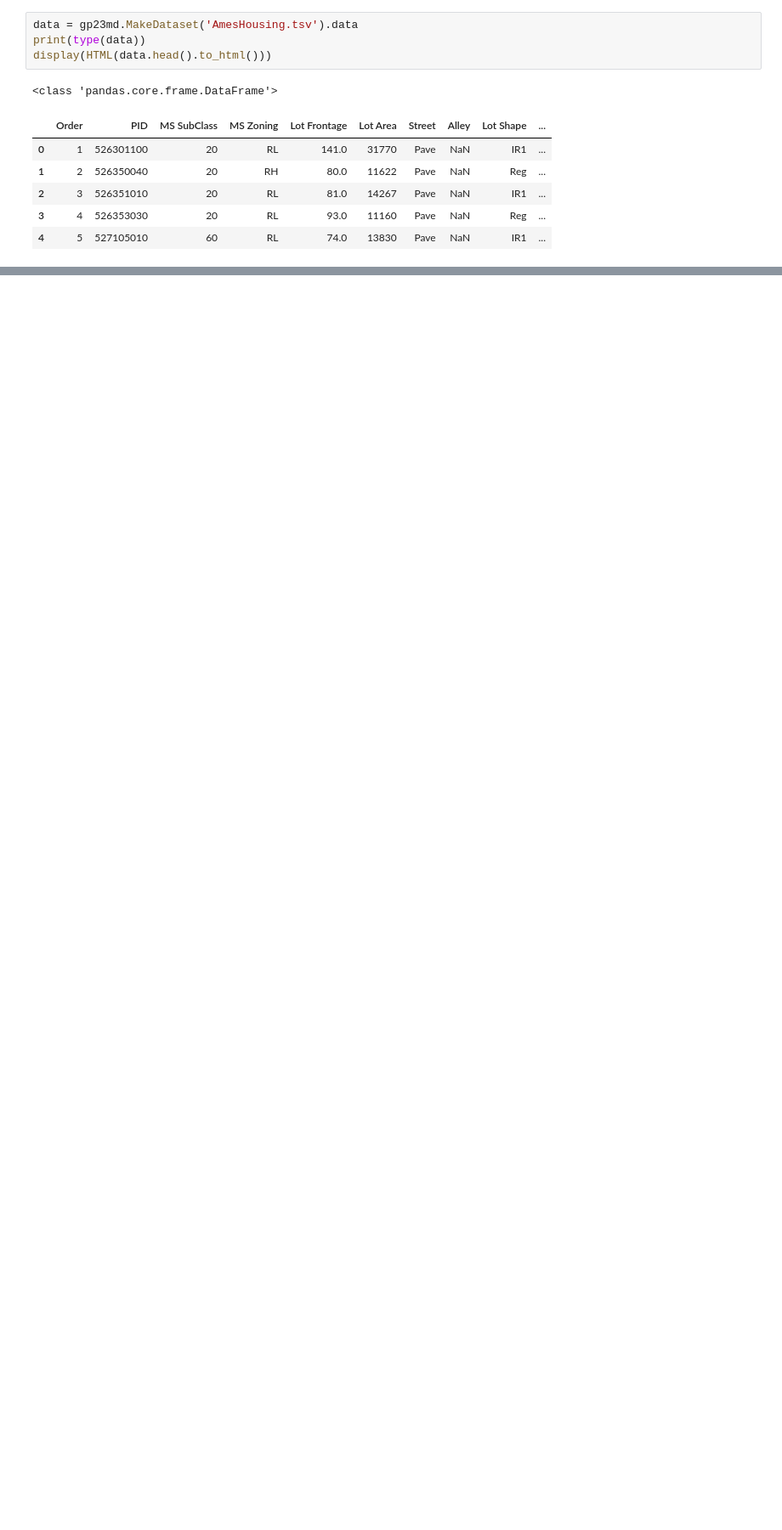
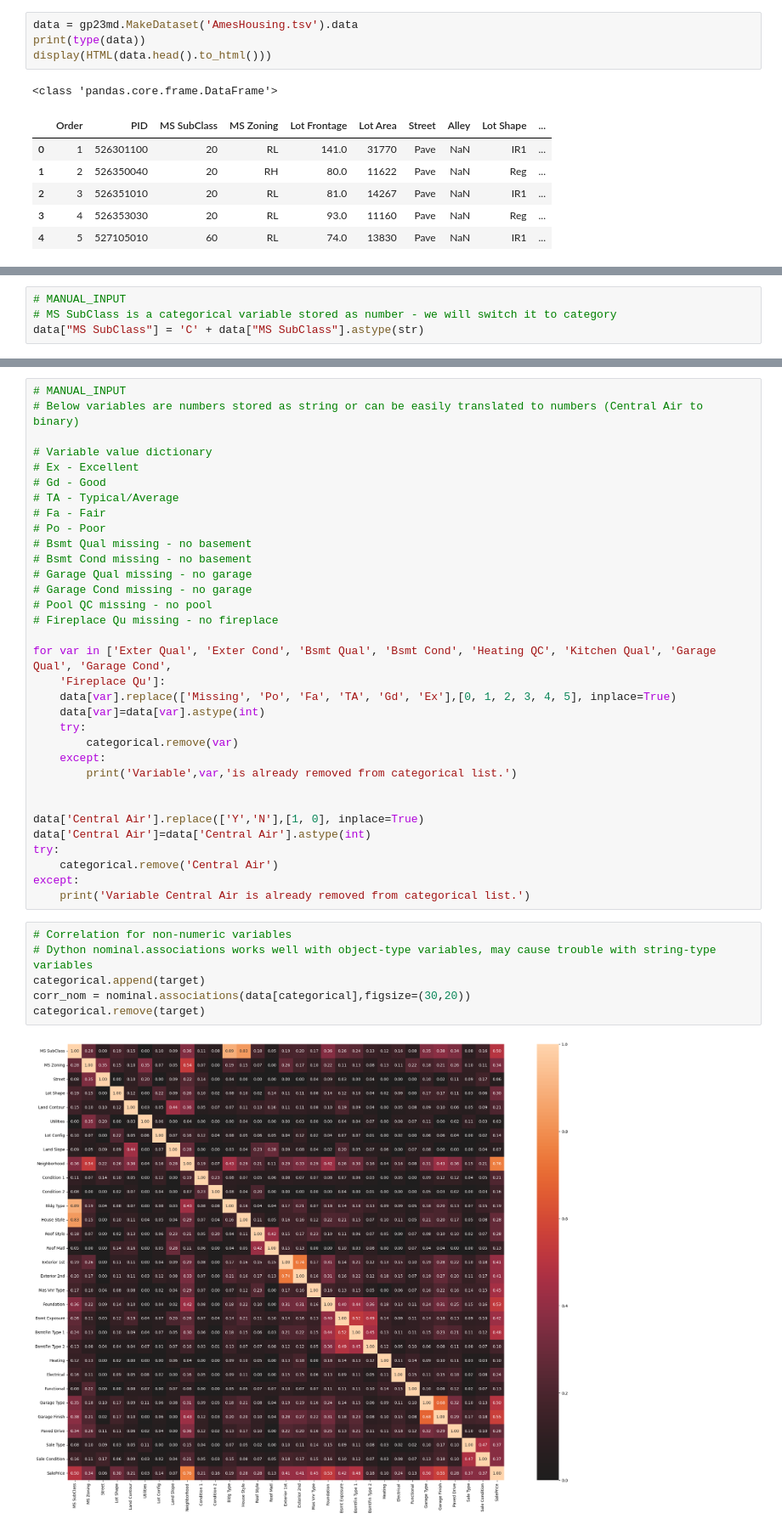
Before and after one commit to TGusciora/Python, a Jupyter notebook: GP23_PredictingHouseSalePrices/notebooks/001.GP23_tg_EDA.ipynb, the cells around one changed output, grey strips where cells are left out. Shown: that part at 85% size. Saved outputs shown, nothing was run; the diff lists cells and outputs as text; blank space fills up the shorter version.

```diff
--- a/GP23_PredictingHouseSalePrices/notebooks/001.GP23_tg_EDA.ipynb
+++ b/GP23_PredictingHouseSalePrices/notebooks/001.GP23_tg_EDA.ipynb
@@ -43,0 +219,4 @@ display(HTML(data.head().to_html()))
+# %%
+# MANUAL_INPUT
+# MS SubClass is a categorical variable stored as number - we will switch it to category
+data["MS SubClass"] = 'C' + data["MS SubClass"].astype(str)
@@ -43,0 +319,41 @@ display(HTML(data.head().to_html()))
+# %%
+# MANUAL_INPUT
+# Below variables are numbers stored as string or can be easily translated to numbers (Central Air to binary)
+
+# Variable value dictionary
+# Ex - Excellent
+# Gd - Good
+# TA - Typical/Average
+# Fa - Fair
+# Po - Poor
+# Bsmt Qual missing - no basement
+# Bsmt Cond missing - no basement
+# Garage Qual missing - no garage
+# Garage Cond missing - no garage
+# Pool QC missing - no pool
+# Fireplace Qu missing - no fireplace
+
+for var in ['Exter Qual', 'Exter Cond', 'Bsmt Qual', 'Bsmt Cond', 'Heating QC', 'Kitchen Qual', 'Garage Qual', 'Garage Cond',
+    'Fireplace Qu']:
+    data[var].replace(['Missing', 'Po', 'Fa', 'TA', 'Gd', 'Ex'],[0, 1, 2, 3, 4, 5], inplace=True)
+    data[var]=data[var].astype(int)
+    try:
+        categorical.remove(var)
+    except:
+        print('Variable',var,'is already removed from categorical list.')
+
+
+data['Central Air'].replace(['Y','N'],[1, 0], inplace=True)
+data['Central Air']=data['Central Air'].astype(int)
+try:
+    categorical.remove('Central Air')
+except:
+    print('Variable Central Air is already removed from categorical list.')
+# %%
+# Correlation for non-numeric variables
+# Dython nominal.associations works well with object-type variables, may cause trouble with string-type variables
+categorical.append(target)
+corr_nom = nominal.associations(data[categorical],figsize=(30,20))
+categorical.remove(target)
+# %% [output]
+[figure, added]
```
Also changed, not shown: parts of 20 cells of this notebook, 1 other file.
